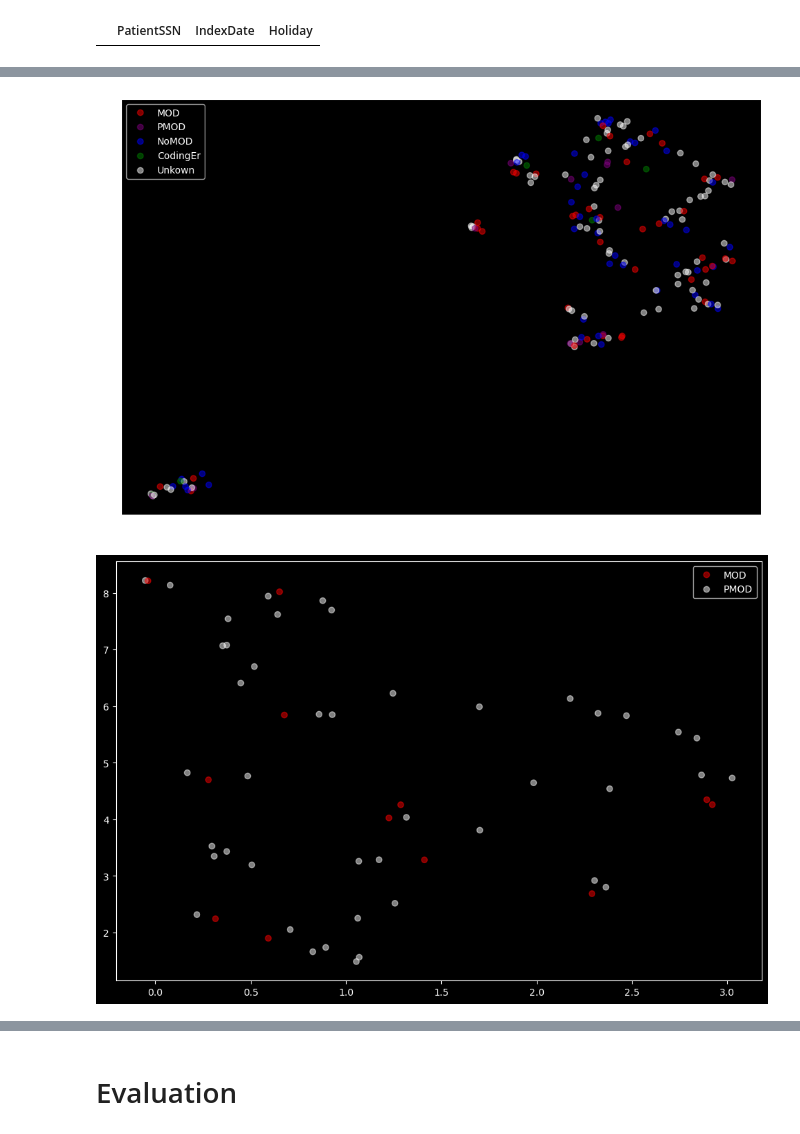
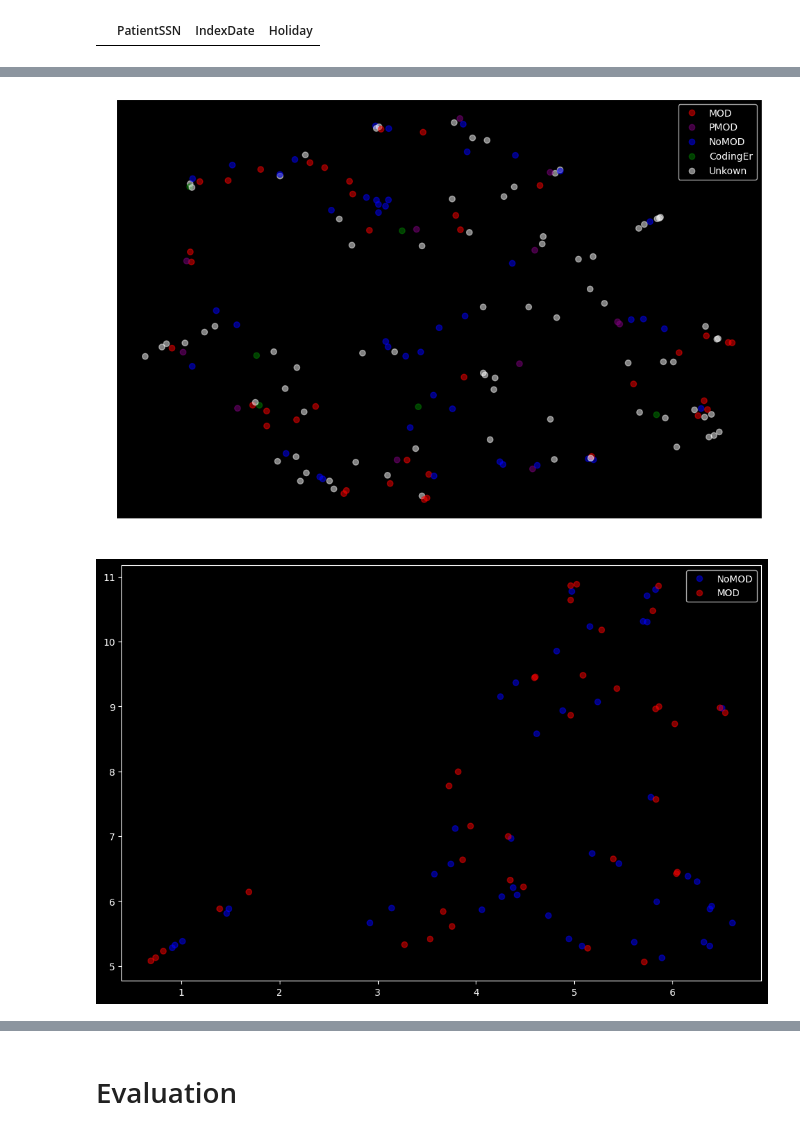
Before and after one commit to zimolzak/ml-detect-diagnostic-safety, a Jupyter notebook: Maxxxx/B00/DizzinessFeatureExtraction.ipynb, the cells around one changed output, grey strips where cells are left out. Drawn from its saved outputs; the diff is of its cells as text; code cells hidden in the pictures.

```diff
--- a/Maxxxx/B00/DizzinessFeatureExtraction.ipynb
+++ b/Maxxxx/B00/DizzinessFeatureExtraction.ipynb
@@ -18,7 +19,7 @@ from sklearn.preprocessing import StandardScaler
 import cluster_umap
 from collections import defaultdict
 # %%
-dataset = util.extractDataset("B00", {"Notes", "AllMed", "Vital", "HF", "DispensedDrug"})
+dataset = util.extractDataset("B00_ML4TrgPos_", {"Notes", "AllMed", "Vital", "HF", "DispensedDrug"})
 # %% [output]
 |  | TABLE_CATALOG | TABLE_SCHEMA | TABLE_NAME | TABLE_TYPE |
 | 0 | ORD_Singh_201911038D | Dflt | _B00_ML4TrgPos_Y201621_01_04_cohort | BASE TABLE |
@@ -103,6 +76,7 @@ datasubset = util.extractAndStandarizeCohort(dataset, "Dizziness")
 display(datasubset["cohort"])
 # %%
 icd_df = datasubset["ICD"]
+cohort_df = datasubset["cohort"]
 # %%
 display(icd_df)
 # %%
@@ -191,7 +139,7 @@ embedding2 = util.UMAPscalePlot(reducer2, feature_vec2, label_map)
 # %% [markdown]
 # Procedural
 # %%
-consult_feature = util.makeConsultFeature(datasubset["Consult"], edstart)
+consult_feature = util.makeConsultFeature(datasubset["Consult"], cohort_df, edstart)
 consult_vec = consult_feature.norm_vec
 # %%
 display(consult_vec)
@@ -212,5 +151,5 @@ cluster_umap.run_clustering_on_umap(embedding5, 7, feature_vec5, label_df)
 # %%
-rad_feature = util.makeRadFeature(datasubset["Rad"], edstart)
+rad_feature = util.makeRadFeature(datasubset["Rad"], cohort_df, edstart)
 rad_vec = rad_feature.norm_vec
 # %%
 util.displayAll(rad_vec)
@@ -248,28 +169,31 @@ age_feature = util.makeAgeFeature(demo_df)
 cohort_df = datasubset["cohort"]
 index_feature = util.makeIndexFeature(cohort_df)
 # %%
-feature_vec10 = util.mergeFeatures([icd_features, outpat_features, consult_feature, rad_feature, weekend_feature, age_feature, index_feature])
+feature_vec10 = util.mergeFeatures([icd_features, consult_feature, rad_feature, weekend_feature, age_feature, index_feature])
 reducer10 = umap.UMAP(metric="correlation", min_dist=0)
 embedding10 = util.UMAPPlot(reducer10, feature_vec10, label_map)
 # %% [output]
-[figure, old version]
+[figure, new version]
 # %%
-from matplotlib.colors import ListedColormap
+
 
 feature_vec11 = util.mergeFeatures([icd_features, outpat_features, consult_feature, rad_feature, weekend_feature, age_feature, index_feature])
-reducer11 = umap.UMAP(metric="euclidean", min_dist=0, n_neighbors=5)
+reducer11 = umap.UMAP(metric="correlation", min_dist=0, n_neighbors=5)
 
-feature_vec11 = feature_vec11.merge(label_df[(label_df.Label == "NoMOD") | (label_df.Label == "PMOD")])
+feature_vec11 = feature_vec11.merge(label_df[(label_df.Label == "NoMOD") | (label_df.Label == "MOD")])
 embedding11 = reducer11.fit_transform(feature_vec11.iloc[:,1:-1])
 
-classes = ["MOD", "PMOD", "NoMOD", "CodingEr", "Unkown"]
-color_map = ["red", "red", "blue", "green", "white"]
-class_map = {"MOD": 0, "PMOD": 1, "NoMOD": 2, "CodingEr": 3, "Unkown": 4}
-colors = [ class_map[label_map[id]] if id in label_map else 4 for id in feature_vec11.PatientSSN]
+# classes = ["MOD", "PMOD", "NoMOD", "CodingEr", "Unkown"]
+# color_map = ["red", "red", "blue", "green", "white"]
+# class_map = {"MOD": 0, "PMOD": 1, "NoMOD": 2, "CodingEr": 3, "Unkown": 4}
+classes = ["NoMOD", "MOD"]
+color_map = ["blue", "red"]
+class_map = {"MOD": 1, "NoMOD": 0}
+colors = [ class_map[label_map[id]] for id in feature_vec11.PatientSSN]
 fig = plt.figure(figsize=(12,8), dpi=100)
 plt.style.use("dark_background")
 scatter = plt.scatter(embedding11[:, 0], embedding11[:, 1], c=colors, cmap=ListedColormap(color_map), alpha=0.5)
 plt.legend(handles=scatter.legend_elements()[0], labels=classes)
 plt.show()
 # %% [output]
-[figure, old version]
+[figure, new version]
```
Also changed, not shown: parts of 83 cells of this notebook.
